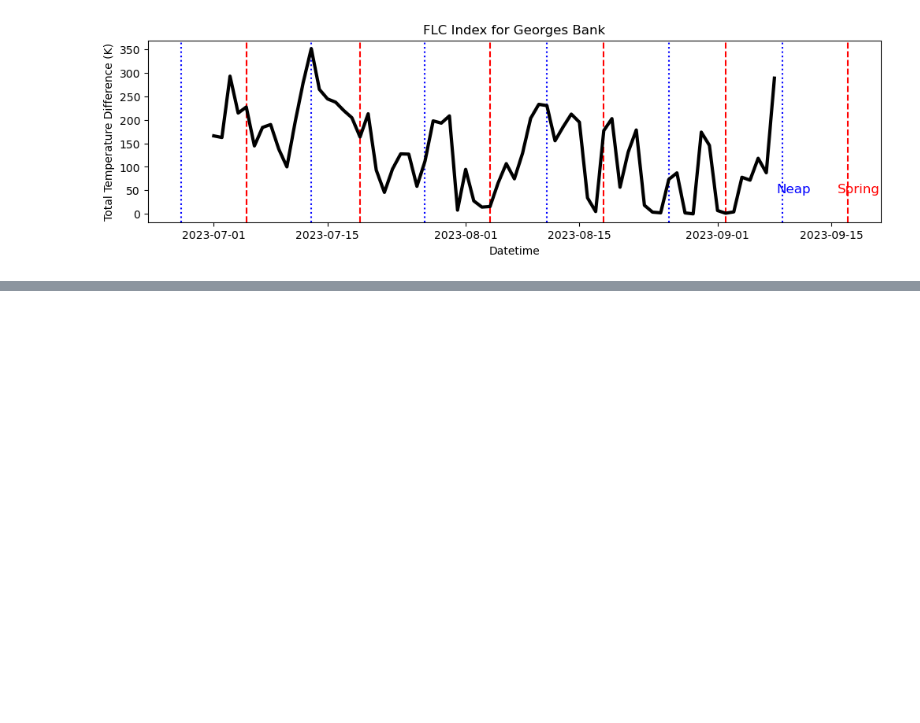
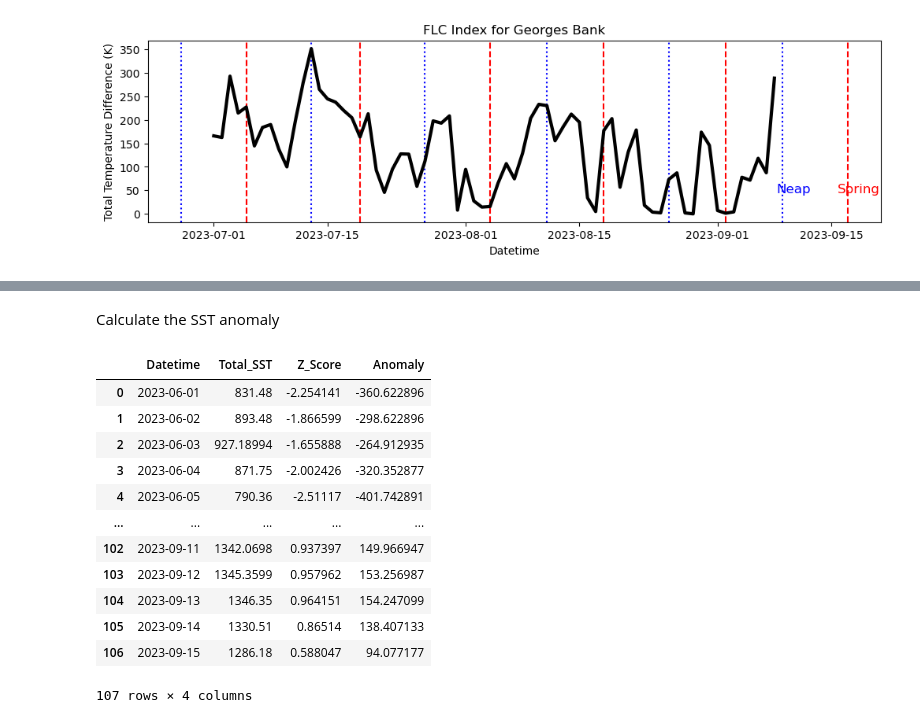
Before and after one commit to jesseturner/FalseLowClouds, a Jupyter notebook: Case_Studies/Georges_Bank/Visualize_georges_bank.ipynb, the cells around one changed output, grey strips where cells are left out. Saved outputs shown, nothing was run; the diff lists cells and outputs as text; code cells hidden in the pictures; blank space fills up the shorter version.

```diff
--- a/Case_Studies/Georges_Bank/Visualize_georges_bank.ipynb
+++ b/Case_Studies/Georges_Bank/Visualize_georges_bank.ipynb
@@ -113,0 +205,2 @@ ax.plot(result_df.Datetime, result_df.Total_FLC, c='black', linewidth=3)
+# %% [markdown]
+Calculate the SST anomaly
@@ -113,0 +222,16 @@ ax.plot(result_df.Datetime, result_df.Total_FLC, c='black', linewidth=3)
+# %%
+sst_result_df
+# %% [output]
+|  | Datetime | Total_SST | Z_Score | Anomaly |
+| 0 | 2023-06-01 | 831.48 | -2.254141 | -360.622896 |
+| 1 | 2023-06-02 | 893.48 | -1.866599 | -298.622896 |
+| 2 | 2023-06-03 | 927.18994 | -1.655888 | -264.912935 |
+| 3 | 2023-06-04 | 871.75 | -2.002426 | -320.352877 |
+| 4 | 2023-06-05 | 790.36 | -2.51117 | -401.742891 |
+| ... | ... | ... | ... | ... |
+| 102 | 2023-09-11 | 1342.0698 | 0.937397 | 149.966947 |
+| 103 | 2023-09-12 | 1345.3599 | 0.957962 | 153.256987 |
+| 104 | 2023-09-13 | 1346.35 | 0.964151 | 154.247099 |
+| 105 | 2023-09-14 | 1330.51 | 0.86514 | 138.407133 |
+| 106 | 2023-09-15 | 1286.18 | 0.588047 | 94.077177 |
+107 rows × 4 columns
```
Also changed, not shown: parts of 10 cells of this notebook, 1 other file.
